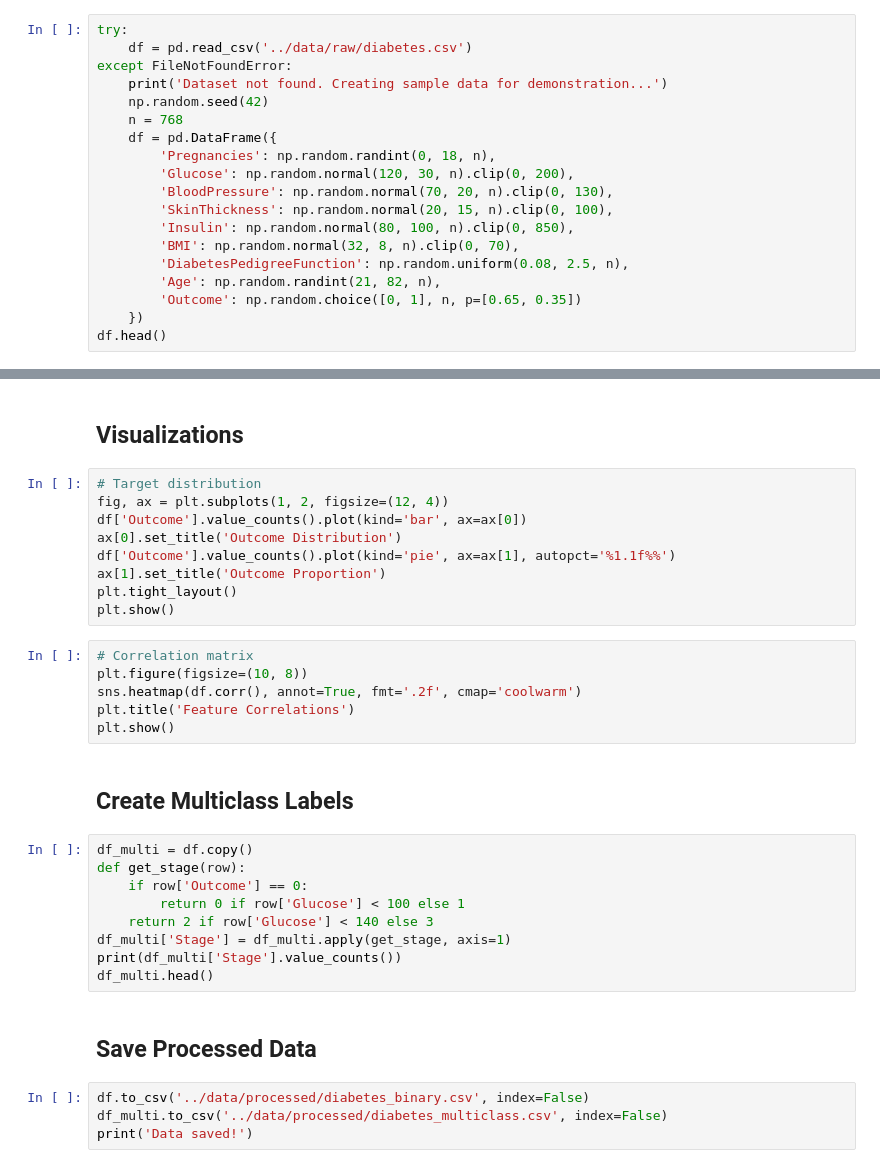
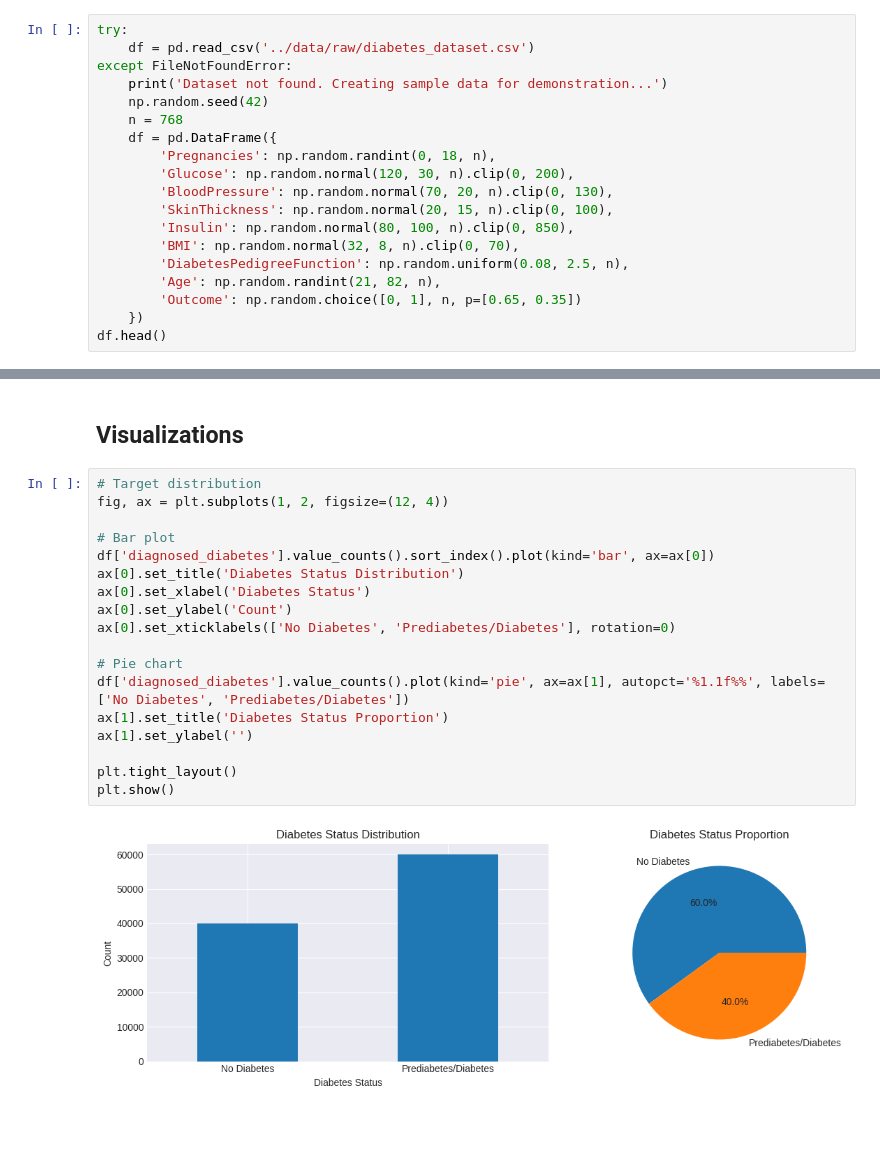
Before and after one commit to M1G039/apc-final-project, a Jupyter notebook: notebooks/01_data_exploration.ipynb, the cells around one changed output, grey strips where cells are left out. Cells and saved outputs as stored; diff of their text form; blank space fills up the shorter version.

Commit message:
Added dataset info and binary classification.

```diff
--- a/notebooks/01_data_exploration.ipynb
+++ b/notebooks/01_data_exploration.ipynb
@@ -16,7 +18,7 @@ print('Libraries loaded!')
 ## Load Dataset
 # %%
 try:
-    df = pd.read_csv('../data/raw/diabetes.csv')
+    df = pd.read_csv('../data/raw/diabetes_dataset.csv')
 except FileNotFoundError:
     print('Dataset not found. Creating sample data for demonstration...')
     np.random.seed(42)
@@ -42,32 +81,20 @@ df.describe()
 # %%
 # Target distribution
 fig, ax = plt.subplots(1, 2, figsize=(12, 4))
-df['Outcome'].value_counts().plot(kind='bar', ax=ax[0])
-ax[0].set_title('Outcome Distribution')
-df['Outcome'].value_counts().plot(kind='pie', ax=ax[1], autopct='%1.1f%%')
-ax[1].set_title('Outcome Proportion')
+
+# Bar plot
+df['diagnosed_diabetes'].value_counts().sort_index().plot(kind='bar', ax=ax[0])
+ax[0].set_title('Diabetes Status Distribution')
+ax[0].set_xlabel('Diabetes Status')
+ax[0].set_ylabel('Count')
+ax[0].set_xticklabels(['No Diabetes', 'Prediabetes/Diabetes'], rotation=0)
+
+# Pie chart
+df['diagnosed_diabetes'].value_counts().plot(kind='pie', ax=ax[1], autopct='%1.1f%%', labels=['No Diabetes', 'Prediabetes/Diabetes'])
+ax[1].set_title('Diabetes Status Proportion')
+ax[1].set_ylabel('')
+
 plt.tight_layout()
 plt.show()
+# %% [output]
+[figure, added]
-# %%
-# Correlation matrix
-plt.figure(figsize=(10, 8))
-sns.heatmap(df.corr(), annot=True, fmt='.2f', cmap='coolwarm')
-plt.title('Feature Correlations')
-plt.show()
-# %% [markdown]
-## Create Multiclass Labels
-# %%
-df_multi = df.copy()
-def get_stage(row):
-    if row['Outcome'] == 0:
-        return 0 if row['Glucose'] < 100 else 1
-    return 2 if row['Glucose'] < 140 else 3
-df_multi['Stage'] = df_multi.apply(get_stage, axis=1)
-print(df_multi['Stage'].value_counts())
-df_multi.head()
-# %% [markdown]
-## Save Processed Data
-# %%
-df.to_csv('../data/processed/diabetes_binary.csv', index=False)
-df_multi.to_csv('../data/processed/diabetes_multiclass.csv', index=False)
-print('Data saved!')
```
Also changed, not shown: parts of 5 cells of this notebook, 12 other files.
